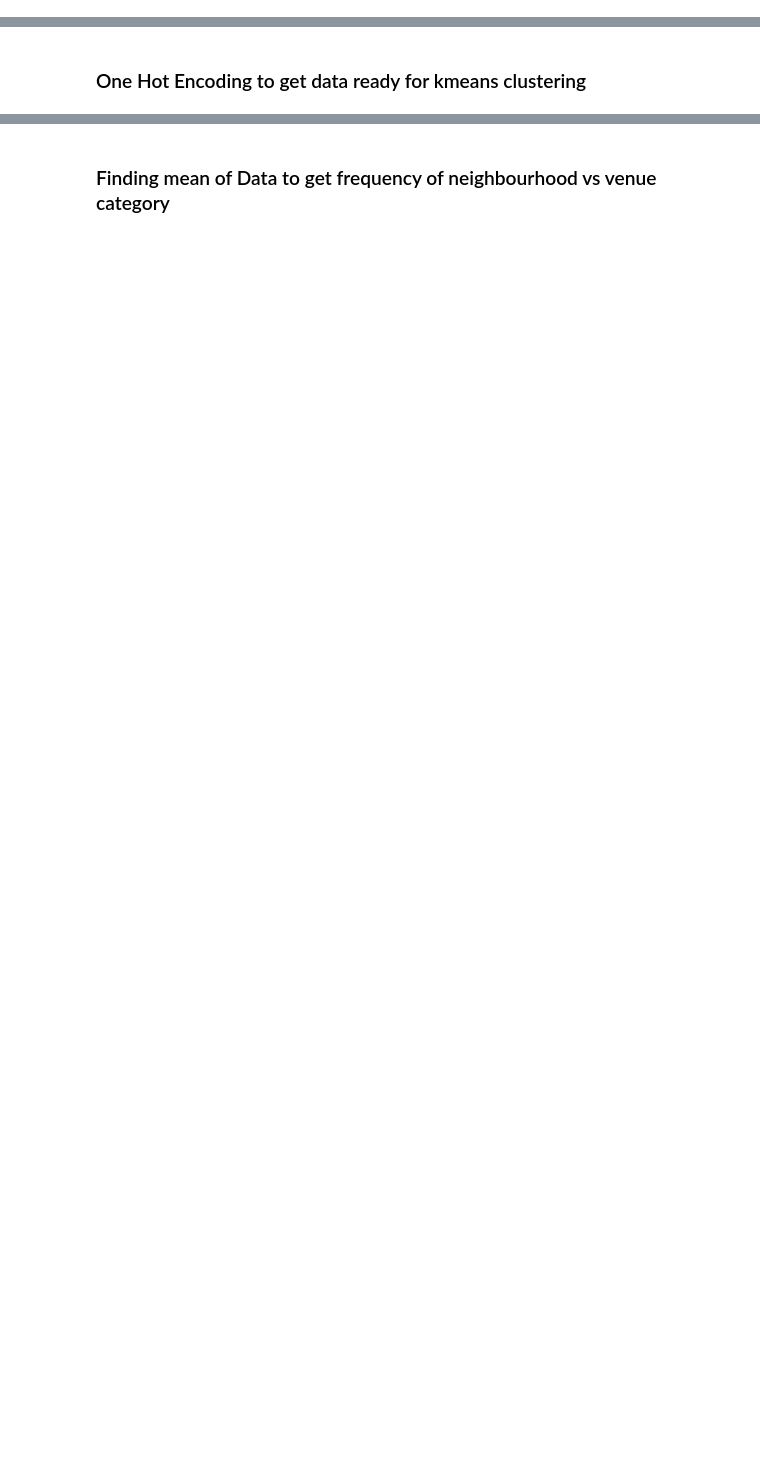
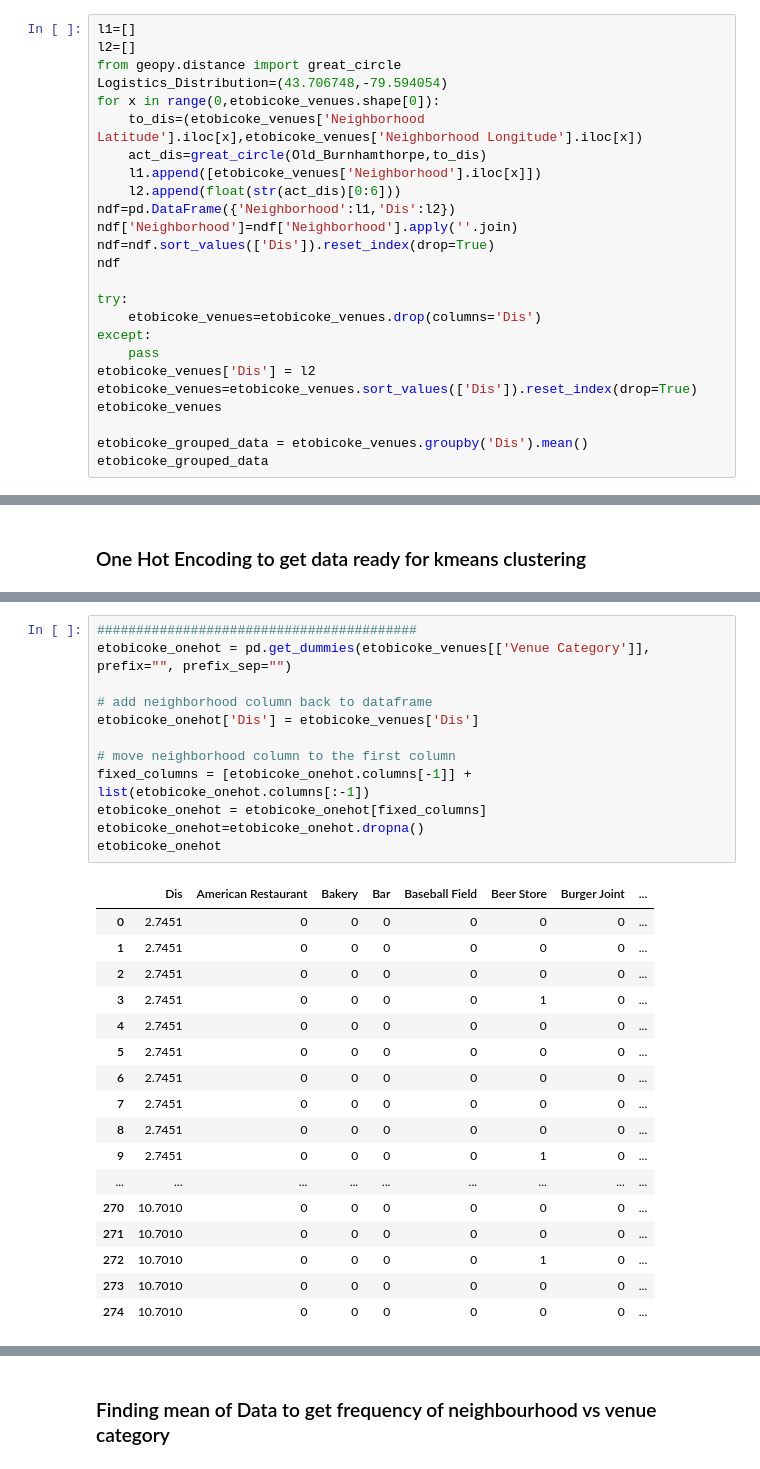
Before and after one commit to aayush860/Coursera_Capstone, a Jupyter notebook: Coursera_Capstone.ipynb, the cells around one changed output, grey strips where cells are left out. Drawn from its saved outputs; the diff is of its cells as text; blank space fills up the shorter version.

```diff
--- a/Coursera_Capstone.ipynb
+++ b/Coursera_Capstone.ipynb
@@ -244,0 +346,25 @@ scarborough_venues.head()
+# %%
+l1=[]
+l2=[]
+from geopy.distance import great_circle
+Logistics_Distribution=(43.706748,-79.594054)
+for x in range(0,etobicoke_venues.shape[0]):
+    to_dis=(etobicoke_venues['Neighborhood Latitude'].iloc[x],etobicoke_venues['Neighborhood Longitude'].iloc[x])
+    act_dis=great_circle(Old_Burnhamthorpe,to_dis)
+    l1.append([etobicoke_venues['Neighborhood'].iloc[x]])
+    l2.append(float(str(act_dis)[0:6]))
+ndf=pd.DataFrame({'Neighborhood':l1,'Dis':l2})
+ndf['Neighborhood']=ndf['Neighborhood'].apply(''.join)
+ndf=ndf.sort_values(['Dis']).reset_index(drop=True)
+ndf
+
+try:
+    etobicoke_venues=etobicoke_venues.drop(columns='Dis')
+except:
+    pass
+etobicoke_venues['Dis'] = l2
+etobicoke_venues=etobicoke_venues.sort_values(['Dis']).reset_index(drop=True)
+etobicoke_venues
+
+etobicoke_grouped_data = etobicoke_venues.groupby('Dis').mean()
+etobicoke_grouped_data
@@ -276,0 +417,30 @@ scarborough_onehot
+# %%
+#########################################
+etobicoke_onehot = pd.get_dummies(etobicoke_venues[['Venue Category']], prefix="", prefix_sep="")
+
+# add neighborhood column back to dataframe
+etobicoke_onehot['Dis'] = etobicoke_venues['Dis']
+
+# move neighborhood column to the first column
+fixed_columns = [etobicoke_onehot.columns[-1]] + list(etobicoke_onehot.columns[:-1])
+etobicoke_onehot = etobicoke_onehot[fixed_columns]
+etobicoke_onehot=etobicoke_onehot.dropna()
+etobicoke_onehot
+# %% [output]
+|  | Dis | American Restaurant | Bakery | Bar | Baseball Field | Beer Store | Burger Joint | ... |
+| 0 | 2.7451 | 0 | 0 | 0 | 0 | 0 | 0 | ... |
+| 1 | 2.7451 | 0 | 0 | 0 | 0 | 0 | 0 | ... |
+| 2 | 2.7451 | 0 | 0 | 0 | 0 | 0 | 0 | ... |
+| 3 | 2.7451 | 0 | 0 | 0 | 0 | 1 | 0 | ... |
+| 4 | 2.7451 | 0 | 0 | 0 | 0 | 0 | 0 | ... |
+| 5 | 2.7451 | 0 | 0 | 0 | 0 | 0 | 0 | ... |
+| 6 | 2.7451 | 0 | 0 | 0 | 0 | 0 | 0 | ... |
+| 7 | 2.7451 | 0 | 0 | 0 | 0 | 0 | 0 | ... |
+| 8 | 2.7451 | 0 | 0 | 0 | 0 | 0 | 0 | ... |
+| 9 | 2.7451 | 0 | 0 | 0 | 0 | 1 | 0 | ... |
+| ... | ... | ... | ... | ... | ... | ... | ... | ... |
+| 270 | 10.7010 | 0 | 0 | 0 | 0 | 0 | 0 | ... |
+| 271 | 10.7010 | 0 | 0 | 0 | 0 | 0 | 0 | ... |
+| 272 | 10.7010 | 0 | 0 | 0 | 0 | 1 | 0 | ... |
+| 273 | 10.7010 | 0 | 0 | 0 | 0 | 0 | 0 | ... |
+| 274 | 10.7010 | 0 | 0 | 0 | 0 | 0 | 0 | ... |
```
Also changed, not shown: parts of 46 cells of this notebook.
